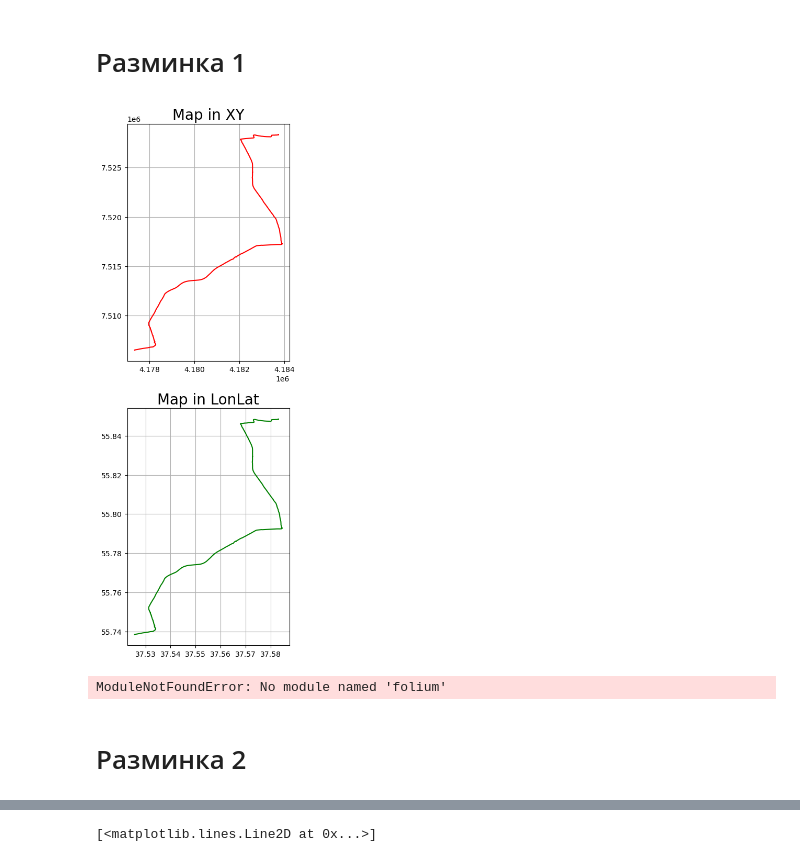
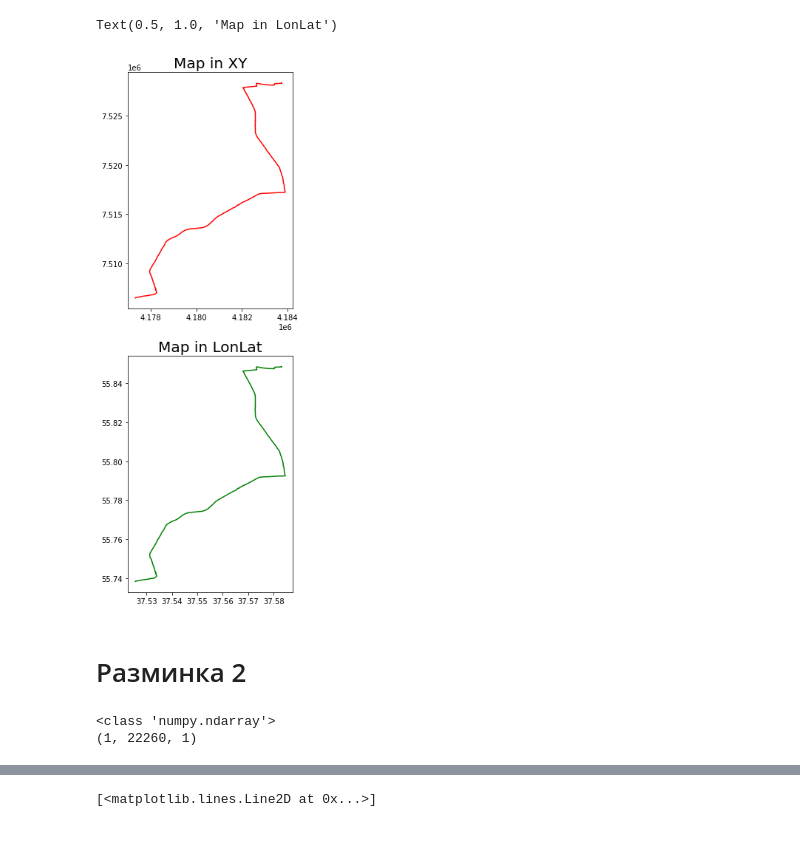
Before and after one commit to 1mm0rTaLzzz/SNAR_HW3_Kalman, a Jupyter notebook: HW3Kalman.ipynb, the cells around one changed output, grey strips where cells are left out. Drawn from its saved outputs; the diff is of its cells as text; code cells hidden in the pictures.

```diff
--- a/HW3Kalman.ipynb
+++ b/HW3Kalman.ipynb
@@ -25,2 +38,0 @@ df
-# %% [markdown]
-# Разминка 1
@@ -33,36 +39,50 @@ time = [x[12:] for x in time]
+# %%
+d_time = []
+longitude = []
+latitude = []
+c=0
+
+
+with open('data1.csv', 'r') as csvfile:
+    csvreader = csv.reader(csvfile)
+    for row in csvreader:
+        if c>1:
+            d_time.append(str(row[1])[12:])
+            longitude.append(float(row[2]))
+            latitude.append(float(row[3]))
+        c+=1
 # %%
 f=plt.figure()
 f.set_figwidth(4)
 f.set_figheight(20)
 
 cy = []
 cx = []
+#cxx = []
+#cyy=[]
 R = 6378137  # Radius of earth in M
 
 for i in range(len(longitude)):
     cy.append(math.log(math.tan(math.pi / 4 + math.radians(latitude[i]) / 2)) * R)
     cx.append(math.radians(longitude[i]) * R)
+    #if bearing[i]==0:
+        #cyy.append(latitude[i])
+        #cxx.append(longitude[i])
+
+
 
 plt.subplot(311)
 plt.plot(cx,cy,'r')
 plt.title('Map in XY', fontsize=20)
-plt.grid()
 
 plt.subplot(312)
 plt.plot(longitude,latitude,'g')
 plt.title('Map in LonLat', fontsize=20)
-plt.grid()
+
+#plt.subplot(313)
+#plt.scatter(cxx,cyy)
 # %% [output]
+Text(0.5, 1.0, 'Map in LonLat')
-[figure, old version]
+[figure, new version]
-# %%
-import folium
-
-mymap = folium.Map(location=[latitude[0], longitude[0]], zoom_start=15)
-
-folium.PolyLine(list(zip(latitude[::10], longitude[::10])), color="red").add_to(mymap)
-
-mymap
-# %% [output]
-ModuleNotFoundError: No module named 'folium'
 # %% [markdown]
 # Разминка 2
@@ -79,3 +111,11 @@ speed_GPS = [x for x in speed_GPS if all(c.isdigit() or c == '.' for c in x)]
+# %%
+speed_OBD_1 = np.array([scaler.fit_transform(np.expand_dims(speed_OBD,axis = 1))])
+speed_GPS_1 = np.array([scaler.fit_transform(np.expand_dims(speed_GPS,axis = 1))])
+print(type(speed_OBD_1))
+print(np.shape(speed_OBD_1))
+# %% [output]
+<class 'numpy.ndarray'>
+(1, 22260, 1)
 # %%
 f=plt.figure()
 f.set_figwidth(40)
```
Also changed, not shown: parts of 28 cells of this notebook, 1 other file.
